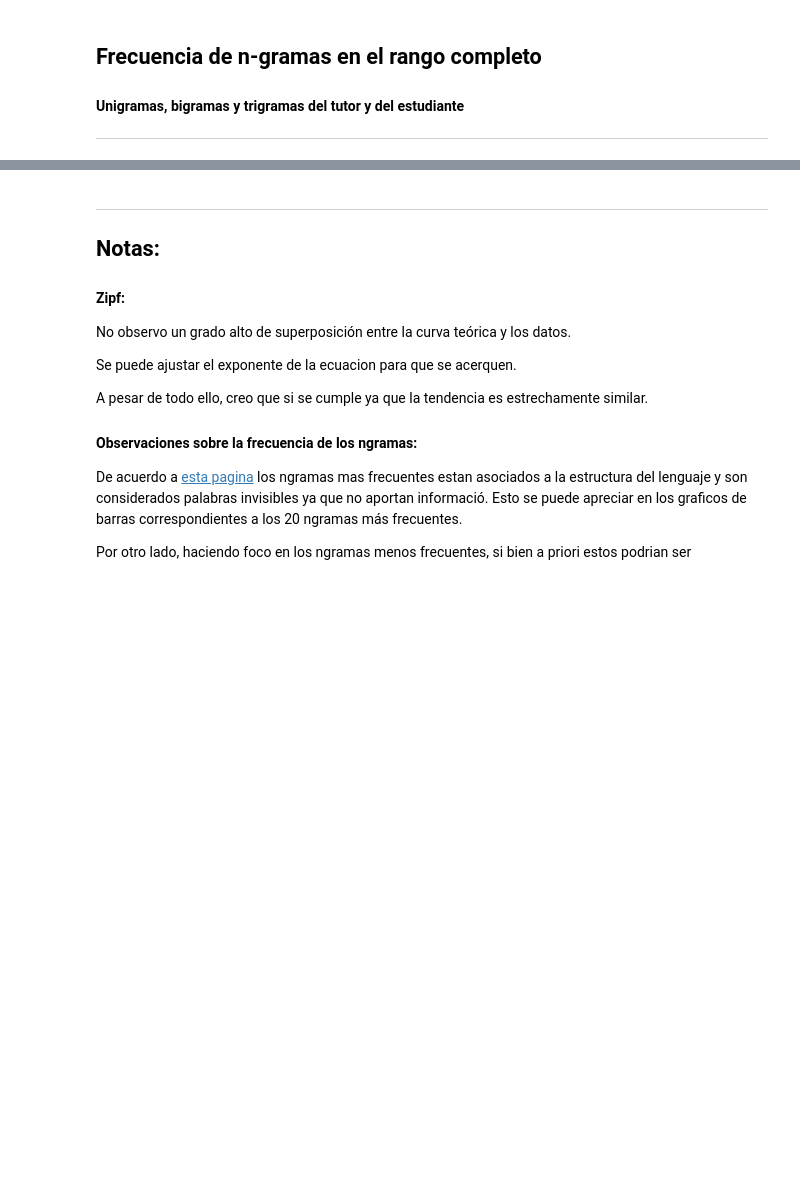
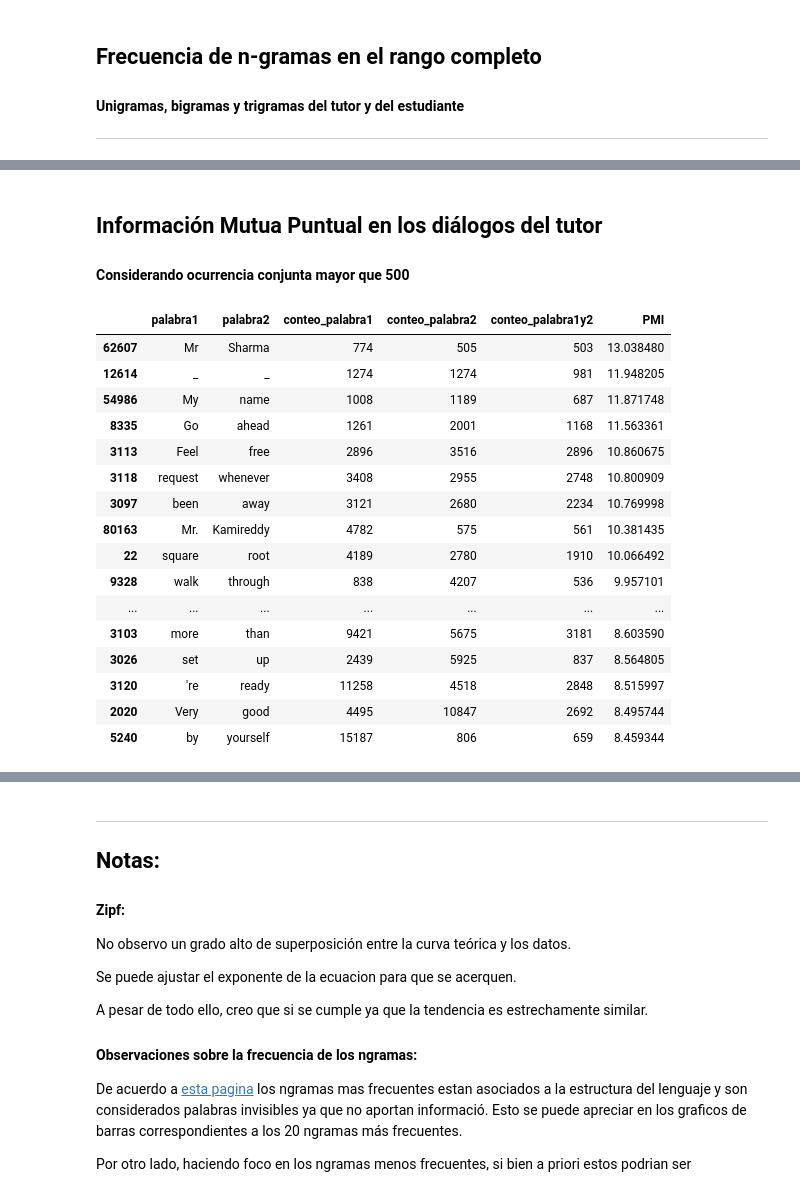
Before and after one commit to giannipablo/MentoriaDiploDatos2020, a Jupyter notebook: Practico_1y2_part_5.ipynb, the cells around one changed output, grey strips where cells are left out. Drawn from its saved outputs; the diff is of its cells as text; code cells hidden in the pictures; blank space fills up the shorter version.

```diff
--- a/Practico_1y2_part_5.ipynb
+++ b/Practico_1y2_part_5.ipynb
@@ -476,0 +527,26 @@ sns.despine()
+# %% [markdown]
+## Información Mutua Puntual en los diálogos del tutor
+
+#### Considerando ocurrencia conjunta mayor que 500
+# %%
+tuto_pmi = pmi(tutores_counts, tuto_counts_bg)
+tuto_pmi = tuto_pmi[tuto_pmi['conteo_palabra1y2'] > 500]
+tuto_pmi.head(50)
+# %% [output]
+|  | palabra1 | palabra2 | conteo_palabra1 | conteo_palabra2 | conteo_palabra1y2 | PMI |
+| 62607 | Mr | Sharma | 774 | 505 | 503 | 13.038480 |
+| 12614 | _ | _ | 1274 | 1274 | 981 | 11.948205 |
+| 54986 | My | name | 1008 | 1189 | 687 | 11.871748 |
+| 8335 | Go | ahead | 1261 | 2001 | 1168 | 11.563361 |
+| 3113 | Feel | free | 2896 | 3516 | 2896 | 10.860675 |
+| 3118 | request | whenever | 3408 | 2955 | 2748 | 10.800909 |
+| 3097 | been | away | 3121 | 2680 | 2234 | 10.769998 |
+| 80163 | Mr. | Kamireddy | 4782 | 575 | 561 | 10.381435 |
+| 22 | square | root | 4189 | 2780 | 1910 | 10.066492 |
+| 9328 | walk | through | 838 | 4207 | 536 | 9.957101 |
+| ... | ... | ... | ... | ... | ... | ... |
+| 3103 | more | than | 9421 | 5675 | 3181 | 8.603590 |
+| 3026 | set | up | 2439 | 5925 | 837 | 8.564805 |
+| 3120 | 're | ready | 11258 | 4518 | 2848 | 8.515997 |
+| 2020 | Very | good | 4495 | 10847 | 2692 | 8.495744 |
+| 5240 | by | yourself | 15187 | 806 | 659 | 8.459344 |
```
Also changed, not shown: parts of 21 cells of this notebook, 1 other file.
